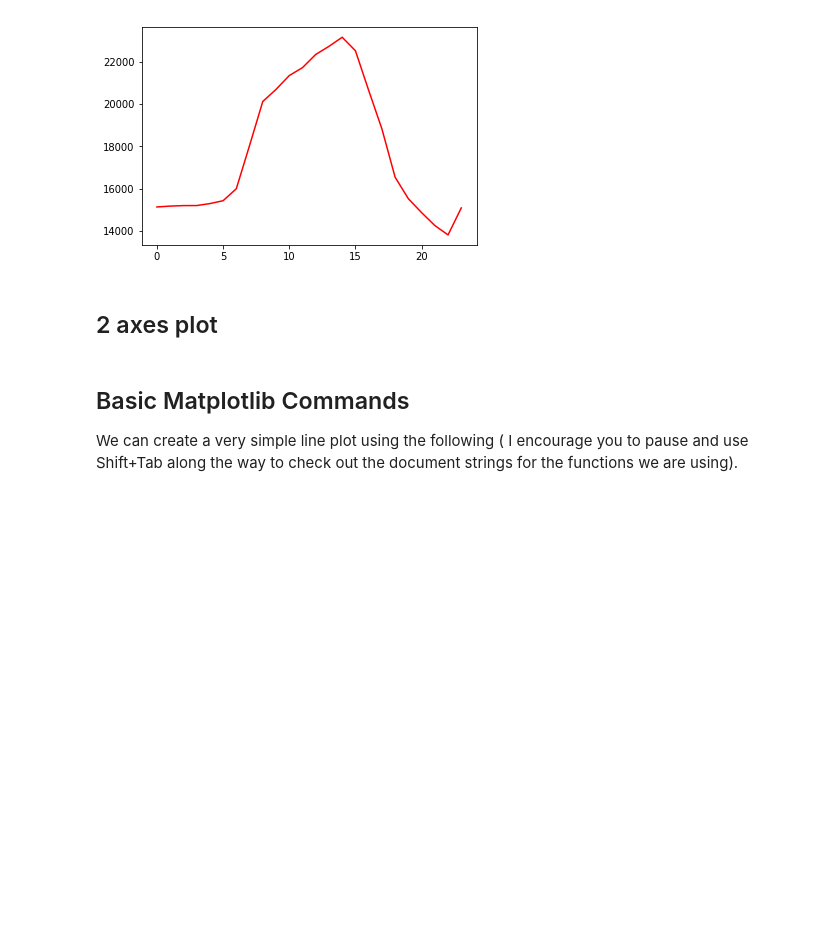
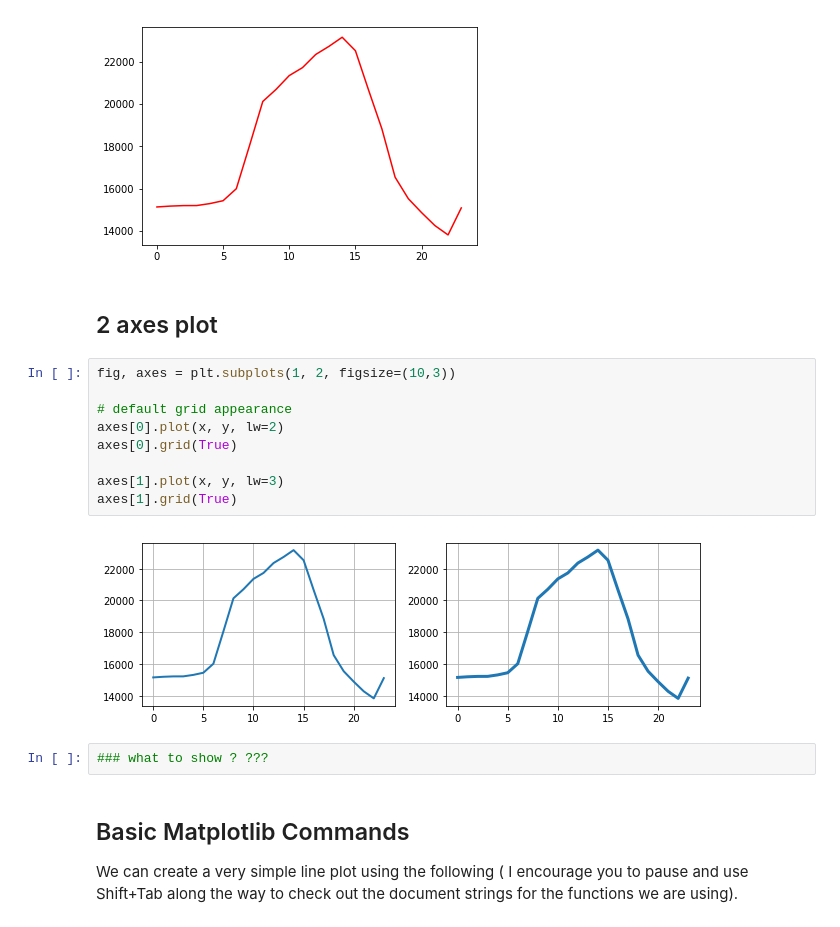
Before and after one commit to Moogun/Python-Data-Analysis, a Jupyter notebook: Matplotlib.ipynb, the cells around one changed output. Drawn from its saved outputs; the diff is of its cells as text; blank space fills up the shorter version.

```diff
--- a/Matplotlib.ipynb
+++ b/Matplotlib.ipynb
@@ -82,6 +65,19 @@ plt.plot(x, y, 'r')
 [figure]
 # %% [markdown]
 ## 2 axes plot
+# %%
+fig, axes = plt.subplots(1, 2, figsize=(10,3))
+
+# default grid appearance
+axes[0].plot(x, y, lw=2)
+axes[0].grid(True)
+
+axes[1].plot(x, y, lw=3)
+axes[1].grid(True)
+# %% [output]
+[figure, added]
+# %%
+### what to show ? ???
 # %% [markdown]
 ## Basic Matplotlib Commands
 
```
Also changed, not shown: parts of 11 cells of this notebook, 7 other files.
